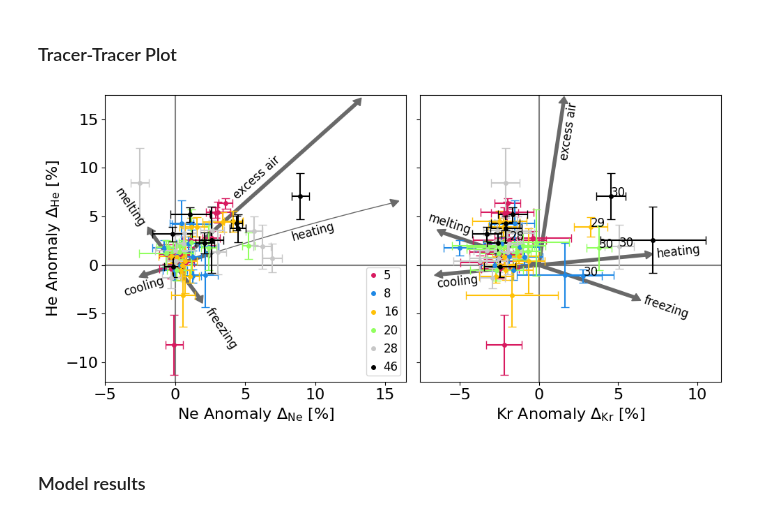
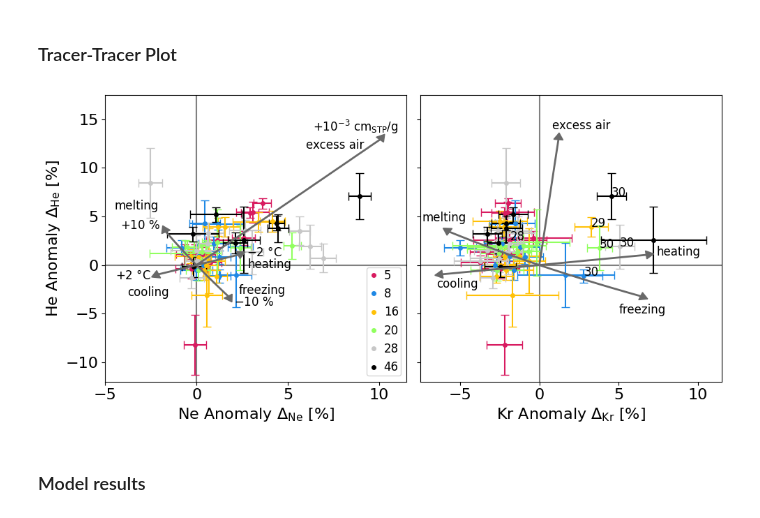
Before and after one commit to TeamPAGOS/Resources-New-Noble-Gas-Derived-Parameterizations-of-Arctic-Air-Sea-Ice-Gas-Exchange-Processes, a Jupyter notebook: Paper copy.ipynb, the cells around one changed output. Saved outputs shown, nothing was run; the diff lists cells and outputs as text; code cells hidden in the pictures.

```diff
--- a/Paper copy.ipynb
+++ b/Paper copy.ipynb
@@ -178,6 +178,20 @@ plt.savefig('VACAO_data_concs.svg', dpi = 900)
 [figure]
 # %% [markdown]
 ### Tracer-Tracer Plot
+# %%
+# Continuous arrow data
+# Chosen the DWARF model as an example, as the freezing arrow can be nicely represented using negative omega values (=> net melting exceeds net freezing)
+DWARFModel = GasExchangeModel(dwarf, ('degC', 'permille', 'atm', '', 'ccSTP_g/g_w'), 'ccSTP_g/g_w')
+T_r0, S0, p0, omega0, zeta0 = 0, 35, 1, 0, 0
+npoints = 50
+coolheat_range = np.linspace(T_r0 - 2, T_r0 + 2, npoints)
+freezemelt_range = np.linspace(omega0 - 0.1, omega0 + 0.1, npoints)
+excessair_range = np.linspace(zeta0, 1e-3)
+
+eq_conc = {g:calc_Ceq(g, T_r0, S0, p0, units='ccSTP_g/g_w') for g in noblegases}
+coolheat_deltas = {g: (DWARFModel.run(g, coolheat_range, S0, p0, omega0, zeta0) / eq_conc[g] - 1)*100 for g in noblegases}
+freezemelt_deltas = {g: (DWARFModel.run(g, T_r0, S0, p0, freezemelt_range, zeta0) / eq_conc[g] - 1)*100 for g in noblegases}
+excessair_deltas = {g: (DWARFModel.run(g, T_r0, S0, p0, omega0, excessair_range) / eq_conc[g] - 1)*100 for g in noblegases}
 # %%
 fig, ax = plt.subplots(1, 2, sharey='row')
 fig.set_size_inches(10, 5)
@@ -186,7 +200,7 @@ txtsize = 12
 gases = ['Ne', 'Kr']
 
 ## bounds
-ax[0].set_xlim(-5, 16.5)
+ax[0].set_xlim(-5, 11.5)
 ax[1].set_xlim(-7.5, 11.5)
 ax[0].set_ylim(-12, 17.5)
 
@@ -201,10 +215,10 @@ def arrowhead(x, y, xprev, yprev, d, c, ax):
     c1 = [x + d*np.cos(np.arctan2(dy, dx))/sc, y + d*np.sin(np.arctan2(dy, dx))]
     c2 = [cbase[0] + basew*d*np.cos(np.arctan2(-dx, dy))/sc, cbase[1] + basew*d*np.sin(np.arctan2(-dx, dy))]
     c3 = [cbase[0] - basew*d*np.cos(np.arctan2(-dx, dy))/sc, cbase[1] - basew*d*np.sin(np.arctan2(-dx, dy))]
-    tri = plt.Polygon([c1, c2, c3], color=c)
+    tri = plt.Polygon([c1, c2, c3], color=c, zorder=3)
     ax.add_patch(tri)
 
-for n in range(2):
+for n, g in enumerate(gases):
     for i in range(len(vacao_data)):
         ## plotting
         x = (vacao_data[gases[n]+' sat'][i])
@@ -217,78 +231,68 @@ for n in range(2):
         d = round(vacao_data['Depth'][i])
         if n==1:    # <- remove to annotate left plot as well
             if np.isclose(d,30,atol=3):
                 ax[n].annotate(d,(x,y), size = txtsize)
             elif (station==46) and ((d == 1500) or (d==2000) or (d==3301) or np.isclose(d,1000, atol=10)):
                 ax[n].annotate(d,(x,y), size = txtsize)
             elif (station==16) and ((d==100) or (d==1000)):
                 ax[n].annotate(d,(x,y), size = txtsize)
             elif (station==20) and (d==2000):
                 ax[n].annotate(d,(x,y), size = txtsize)
     ## plotting lines
-    eqtemp = 0
     ####### excess air
-    A = np.arange(0,0.0013,0.00001) #excess air parameter in cm3/g
-    abn = pco.ABUNDANCES
-    AnomEA = A*abn[gases[n]]/pga.calc_Ceq(gas = gases[n],T=eqtemp,S=35, p=1)*100
-    HeAnomEA = A*abn['He']/pga.calc_Ceq(gas = 'He',T=eqtemp,S=35, p=1)*100
-    ax[n].plot(AnomEA, HeAnomEA, lw=4, color = 'dimgrey', zorder = -1)
-    arrowhead(AnomEA[-1], HeAnomEA[-1], AnomEA[-2], HeAnomEA[-2], 0.7, 'dimgrey', ax[n])
+    ax[n].plot(excessair_deltas[g], excessair_deltas['He'], lw=2, color = 'dimgrey', zorder = 3)
+    arrowhead(excessair_deltas[g][-1], excessair_deltas['He'][-1], excessair_deltas[g][-2], excessair_deltas['He'][-2], 0.7, 'dimgrey', ax[n])
     ####### ice fractionation
-    f = np.arange(0.9, 1.1, 0.001) #remaining water fraction
-    ice = pco.ICE_FRACTIONATION_COEFFS
-    #AnomIF = 1/(f+ice[gases[n]]*(1-f))*100-100     #different parameterization, doesn't matter much
-    #HeAnomIF = 1/(f+ice['He']*(1-f))*100-100
-    #ax[n].plot(AnomIF, HeAnomIF, ls = '--', lw=6, color = 'dimgrey', zorder = -1)
-    AnomIF = (1-(1-f)*(1-ice[gases[n]]))*100-100   #chosen parameterization: Taylor Swift
-    HeAnomIF = (1-(1-f)*(1-ice['He']))*100-100
-    ax[n].plot(AnomIF, HeAnomIF, lw=4, color = 'dimgrey', zorder = -1)
-    arrowhead(AnomIF[-1], HeAnomIF[-1], AnomIF[-2], HeAnomIF[-2], 0.7, 'dimgrey', ax[n])
-    arrowhead(AnomIF[0], HeAnomIF[0], AnomIF[1], HeAnomIF[1], 0.7, 'dimgrey', ax[n])
+    ax[n].plot(freezemelt_deltas[g], freezemelt_deltas['He'], lw=2, color = 'dimgrey', zorder = 3)
+    arrowhead(freezemelt_deltas[g][-1], freezemelt_deltas['He'][-1], freezemelt_deltas[g][-2], freezemelt_deltas['He'][-2], 0.7, 'dimgrey', ax[n])
+    arrowhead(freezemelt_deltas[g][0], freezemelt_deltas['He'][0], freezemelt_deltas[g][1], freezemelt_deltas['He'][1], 0.7, 'dimgrey', ax[n])
     ####### cooling
-    Tin = np.arange(-2,3)
-    AnomCL = []
-    HeAnomCL = []
-    AnomNe_unrealistic = []
-    AnomHe_unrealistic = []
-    T_meas_unrealistic = np.arange(0,15)
-    for T in Tin:
-        AnomCL.append((pga.calc_Ceq(gas=gases[n],T=T, S=35, p=1)/pga.calc_Ceq(gas=gases[n],T=eqtemp, S=35, p=1) -1)*100)
-        HeAnomCL.append((pga.calc_Ceq('He',T, 35, 1)/pga.calc_Ceq('He',eqtemp, 35, 1) -1)*100)
-    if gases[n] == 'Ne': #unrealistic heating for neon
-        for T_u in T_meas_unrealistic:
-            AnomNe_unrealistic.append((pga.calc_Ceq(gas=gases[n],T=-2, S=35, p=1)/pga.calc_Ceq(gas=gases[n],T=T_u, S=35, p=1) -1)*100)
-            AnomHe_unrealistic.append((pga.calc_Ceq('He',-2, 35, 1)/pga.calc_Ceq('He',T_u, 35, 1) -1)*100)
-    ax[n].plot(AnomCL, HeAnomCL, lw=4, color = 'dimgrey', zorder = -1)
-    arrowhead(AnomCL[-1], HeAnomCL[-1], AnomCL[-2], HeAnomCL[-2], 0.7, 'dimgrey', ax[n])
-    arrowhead(AnomCL[0], HeAnomCL[0], AnomCL[1], HeAnomCL[1], 0.7, 'dimgrey', ax[n])
-    if n==0:
-        ax[0].plot(AnomNe_unrealistic, AnomHe_unrealistic, lw=1, color = 'dimgrey', zorder = -1)
-        arrowhead(AnomNe_unrealistic[-1], AnomHe_unrealistic[-1], AnomNe_unrealistic[-2], AnomHe_unrealistic[-2], 0.7, 'dimgrey', ax[0])
+    ax[n].plot(coolheat_deltas[g], coolheat_deltas['He'], lw=2, color = 'dimgrey', zorder = 3)
+    arrowhead(coolheat_deltas[g][-1], coolheat_deltas['He'][-1], coolheat_deltas[g][-2], coolheat_deltas['He'][-2], 0.7, 'dimgrey', ax[n])
+    arrowhead(coolheat_deltas[g][0], coolheat_deltas['He'][0], coolheat_deltas[g][1], coolheat_deltas['He'][1], 0.7, 'dimgrey', ax[n])
     ## formatting subplots
     ax[n].axvline(0, color = 'grey', zorder=-20)
     ax[n].axhline(0, color = 'grey', zorder=-20)
     ax[n].tick_params(axis='both', which='major', labelsize=16)
     ax[n].set_xlabel('{0} Anomaly $\\Delta_\\text{{{0}}}$ [%]'.format(gases[n]), fontsize =16)
 ## annotations
-ax[0].text(-3.8,-3.2,'cooling',rotation=17, size = txtsize)
-ax[0].text(8.2,2.5,'heating',rotation=15, size = txtsize)
+"""ax[0].text(-3.8,-3.2,'cooling',rotation=17, size = txtsize)
+ax[0].text(2.5,0.0,'heating',rotation=15, size = txtsize)
 ax[1].text(-6.5,-2.3,'cooling',rotation=6.3, size = txtsize)
 ax[1].text(7.4,0.8,'heating',rotation=6.3, size = txtsize)
-ax[0].text(2,-8.6,'freezing',rotation=-56, size = txtsize)
-ax[0].text(-4.5,4,'melting',rotation=-56, size = txtsize)
-ax[1].text(6.5,-5.5,'freezing',rotation=-19, size = txtsize)
-ax[1].text(-7.1,3.2,'melting',rotation=-18, size = txtsize)
-ax[0].text(4,6.8,'excess air',rotation=42, size = txtsize)
-ax[1].text(1.2,11,'excess air',rotation=81, size = txtsize)
+ax[0].text(2,-8.6,'net freezing',rotation=-47, size = txtsize)
+ax[0].text(-4.5,4,'net melting',rotation=-51, size = txtsize)
+ax[1].text(4,-6,'net freezing',rotation=-19, size = txtsize)
+ax[1].text(-7.4,3,'net melting',rotation=-25, size = txtsize)
+ax[0].text(4,6.8,'excess air',rotation=35, size = txtsize)
+ax[1].text(1.2,11,'excess air',rotation=81, size = txtsize)"""
+ax[0].text(-3.8,-3.2,'cooling',rotation=0, size = txtsize)
+ax[0].text(2.8,-0.3,'heating',rotation=0, size = txtsize)
+ax[1].text(-6.5,-2.3,'cooling',rotation=0, size = txtsize)
+ax[1].text(7.4,1,'heating',rotation=0, size = txtsize)
+ax[0].text(2.3,-3,'freezing',rotation=0, size = txtsize)
+ax[0].text(-4.5,5.7,'melting',rotation=0, size = txtsize)
+ax[1].text(5,-5,'freezing',rotation=0, size = txtsize)
+ax[1].text(-7.4,4.5,'melting',rotation=0, size = txtsize)
+ax[0].text(6,12,'excess air',rotation=0, size = txtsize)
+ax[1].text(0.8,14,'excess air',rotation=0, size = txtsize)
+
+# numbers for parameters
+ax[0].text(coolheat_deltas['Ne'][-1]*1.2, coolheat_deltas['He'][-1]*1.2, '$+2$ \u00b0C', size=txtsize, va='center', ha='right')
+ax[0].text(coolheat_deltas['Ne'][0]*1.2, coolheat_deltas['He'][0]*1.2, '$-2$ \u00b0C', size=txtsize, va='center', ha='left')
+ax[0].text(freezemelt_deltas['Ne'][-1]*1.2, freezemelt_deltas['He'][-1]*1.2, '$-10$ %', size=txtsize, va='center', ha='left')
+ax[0].text(freezemelt_deltas['Ne'][0]*1.2, freezemelt_deltas['He'][0]*1.2, '$+10$ %', size=txtsize, va='center', ha='right')
+ax[0].text(excessair_deltas['Ne'][-1]*1.1, excessair_deltas['He'][-1]*1.1, '$+10^{-3}$ cm$_{\\text{STP}}$/g', size=txtsize, va='center', ha='right')
+
 ## general format
 ax[0].set_ylabel('He Anomaly $\\Delta_\\text{He}$ [%]', fontsize =16)
 ax[0].legend([Line2D([0], [0], marker="o", ms = 4, color=vacao_colors[s], linewidth=0) for s in vacao_colors.keys()],vacao_colors.keys(), fontsize = txtsize, loc='lower right',
              ncol=1, borderpad = 0.18, handlelength=0.8, handletextpad=0.5)
 
 fig.tight_layout()
 plt.savefig('plots/paper/Tracer-Tracer_Plot.pdf', dpi =900,bbox_inches='tight')
 # %% [output]
-[figure, old version]
+[figure, new version]
 # %% [markdown]
 ### Model results
 # %%
```
Also changed, not shown: parts of 6 cells of this notebook, 17 other files.
